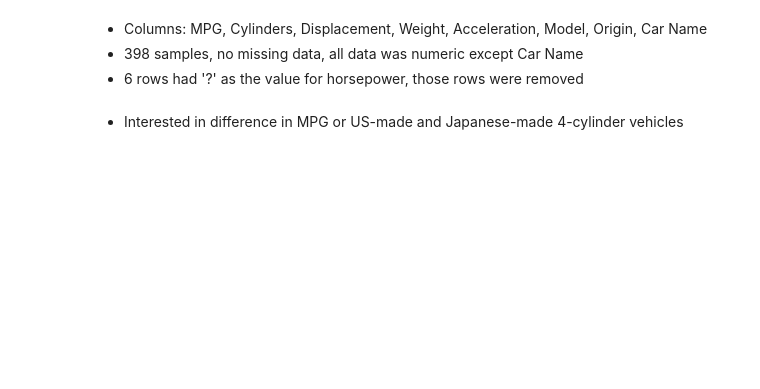
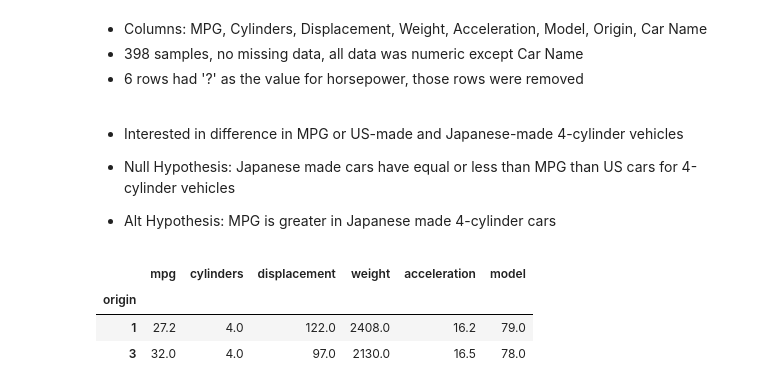
Before and after one commit to JaimeVRodriguez/cars_analysis, a Jupyter notebook: notebook.ipynb, the cells around one changed output. Drawn from its saved outputs; the diff is of its cells as text; code cells hidden in the pictures; blank space fills up the shorter version.

```diff
--- a/notebook.ipynb
+++ b/notebook.ipynb
@@ -31,16 +32,24 @@ cars_df.sample(20)
 - 6 rows had '?' as the value for horsepower, those rows were removed
 # %% [markdown]
 - Interested in difference in MPG or US-made and Japanese-made 4-cylinder vehicles
+
+- Null Hypothesis: Japanese made cars have equal or less than MPG than US cars for 4-cylinder vehicles
+- Alt Hypothesis: MPG is greater in Japanese made 4-cylinder cars
 # %%
 # cars_df_sorted = cars_df[cars_df['cylinders'] == 4].groupby(cars_df['origin']).count()
 # cars_df_sorted.head()
 
 
 # creating new df with only American and Japanese manufactured vehicles that are 4-cylinders
 
 cars_df = cars_df[(cars_df['origin'] != 2) & (cars_df['cylinders'] == 4)]
-cars_df
+cars_df.groupby('origin').median()
 # cars_df.groupby(cars_df['origin']).mean()
+# %% [output]
+|  | mpg | cylinders | displacement | weight | acceleration | model |
+| origin |  |  |  |  |  |  |
+| 1 | 27.2 | 4.0 | 122.0 | 2408.0 | 16.2 | 79.0 |
+| 3 | 32.0 | 4.0 | 97.0 | 2130.0 | 16.5 | 78.0 |
 # %%
 def sample_calcs(col1, col2='origin'):
 
```
Also changed, not shown: parts of 10 cells of this notebook.
